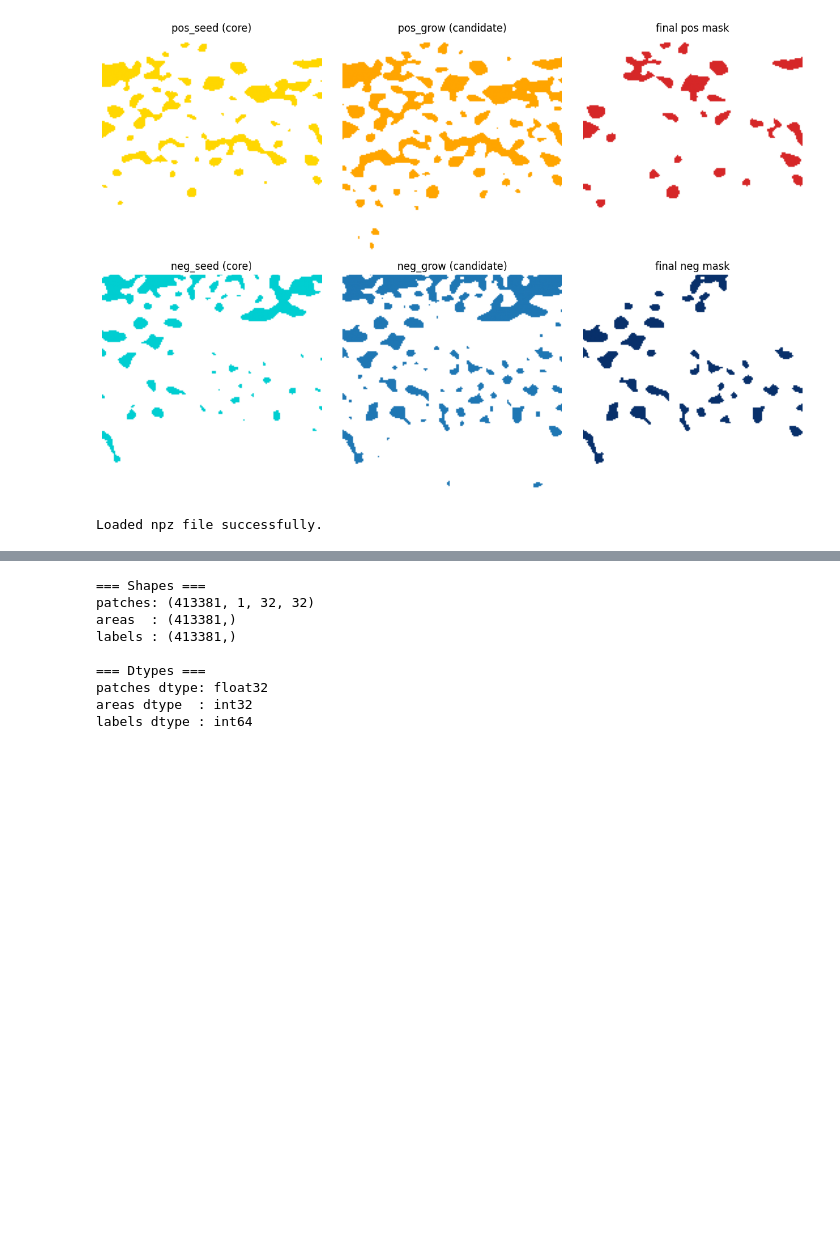
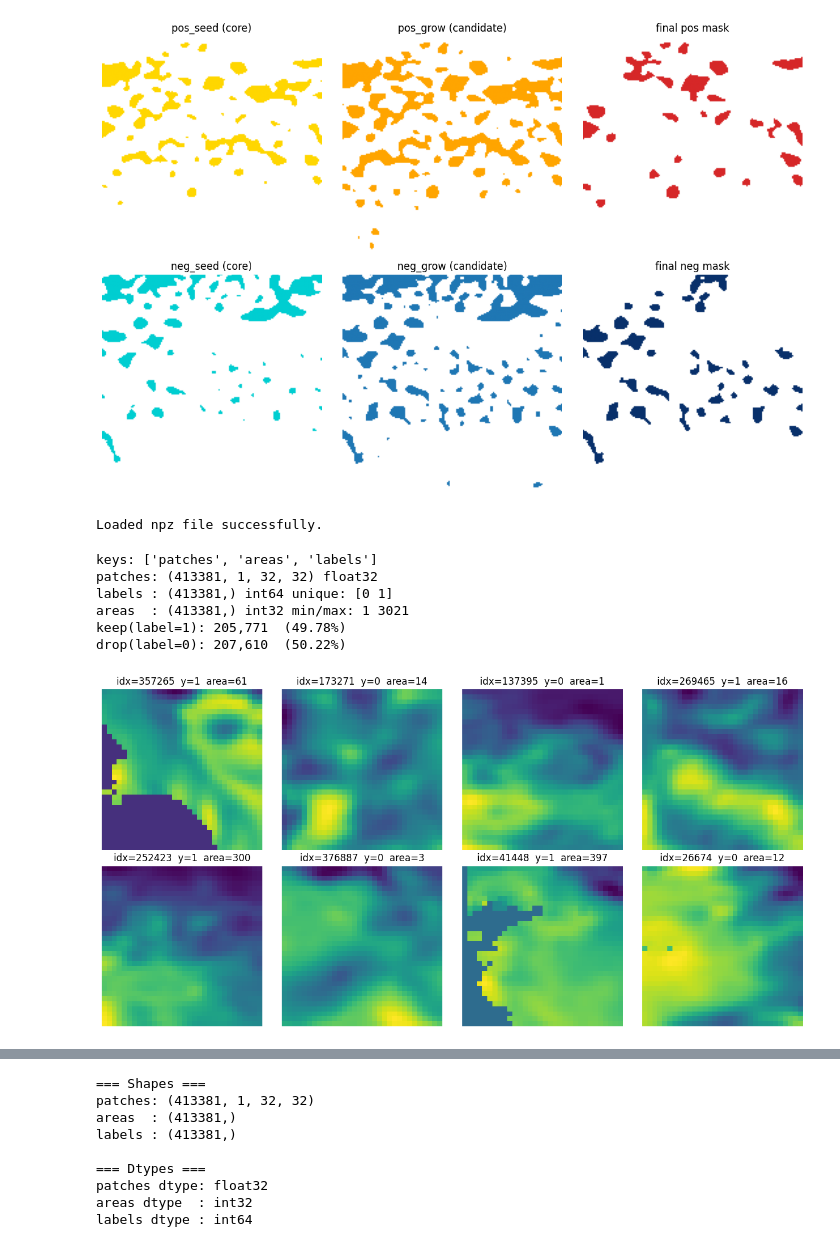
Before and after one commit to undoubtable/Eddytest, a Jupyter notebook: Code_test/test.ipynb, the cells around one changed output, grey strips where cells are left out. Drawn from its saved outputs; the diff is of its cells as text; code cells hidden in the pictures; blank space fills up the shorter version.

```diff
--- a/Code_test/test.ipynb
+++ b/Code_test/test.ipynb
@@ -138,3 +138,56 @@ labels  = data["labels"]    # (N,)
 print("Loaded npz file successfully.")
 # %% [output]
 Loaded npz file successfully.
+# %%
+import numpy as np
+
+npz_path = "/ybz/ybz/Eddytest/data/pretain/components_train.npz"  # 改成你的实际路径
+data = np.load(npz_path)
+
+print("keys:", data.files)
+patches = data["patches"]   # (N,1,32,32)
+labels  = data["labels"]    # (N,)
+areas   = data["areas"]     # (N,)
+
+print("patches:", patches.shape, patches.dtype)
+print("labels :", labels.shape, labels.dtype, "unique:", np.unique(labels))
+print("areas  :", areas.shape, areas.dtype, "min/max:", areas.min(), areas.max())
+
+# 类别比例
+pos = (labels == 1).sum()
+neg = (labels == 0).sum()
+print(f"keep(label=1): {pos:,}  ({pos/labels.size:.2%})")
+print(f"drop(label=0): {neg:,}  ({neg/labels.size:.2%})")
+# %% [output]
+keys: ['patches', 'areas', 'labels']
+patches: (413381, 1, 32, 32) float32
+labels : (413381,) int64 unique: [0 1]
+areas  : (413381,) int32 min/max: 1 3021
+keep(label=1): 205,771  (49.78%)
+drop(label=0): 207,610  (50.22%)
+# %%
+import matplotlib.pyplot as plt
+import numpy as np
+
+# 随机看 k 个样本
+k = 8
+idx = np.random.choice(len(labels), size=k, replace=False)
+
+cols = 4
+rows = (k + cols - 1) // cols
+plt.figure(figsize=(3.2*cols, 3.2*rows))
+
+for i, j in enumerate(idx, start=1):
+    img = patches[j, 0]  # (32,32)
+    y = int(labels[j]) # 标签
+    a = float(areas[j]) # 区域
+
+    plt.subplot(rows, cols, i)
+    plt.imshow(img)
+    plt.title(f"idx={j}  y={y}  area={a:.0f}")
+    plt.axis("off")
+
+plt.tight_layout()
+plt.show()
+# %% [output]
+[figure, added]
```
Also changed, not shown: parts of 2 cells of this notebook, 2 other files.
